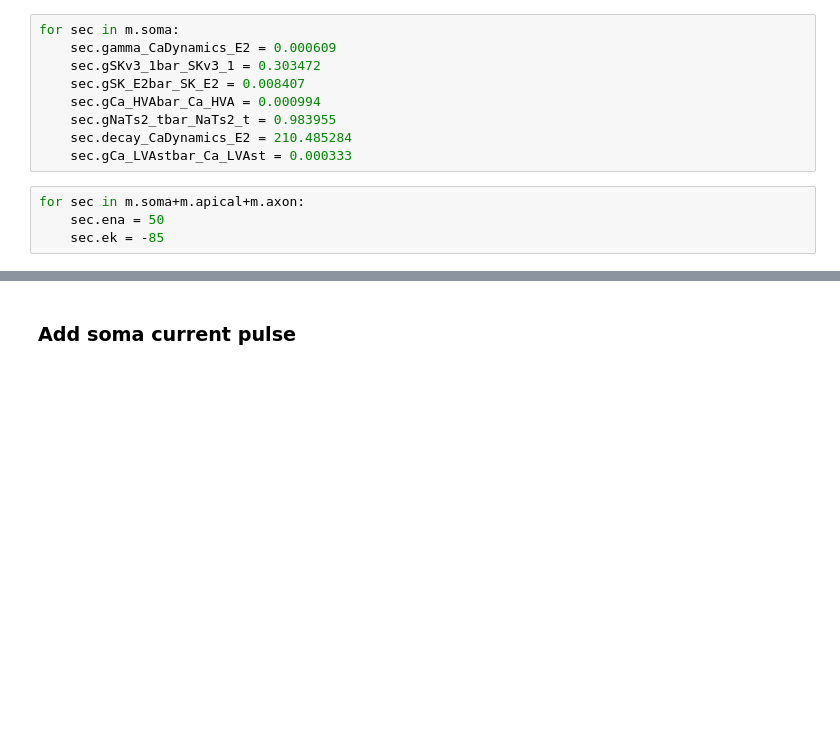
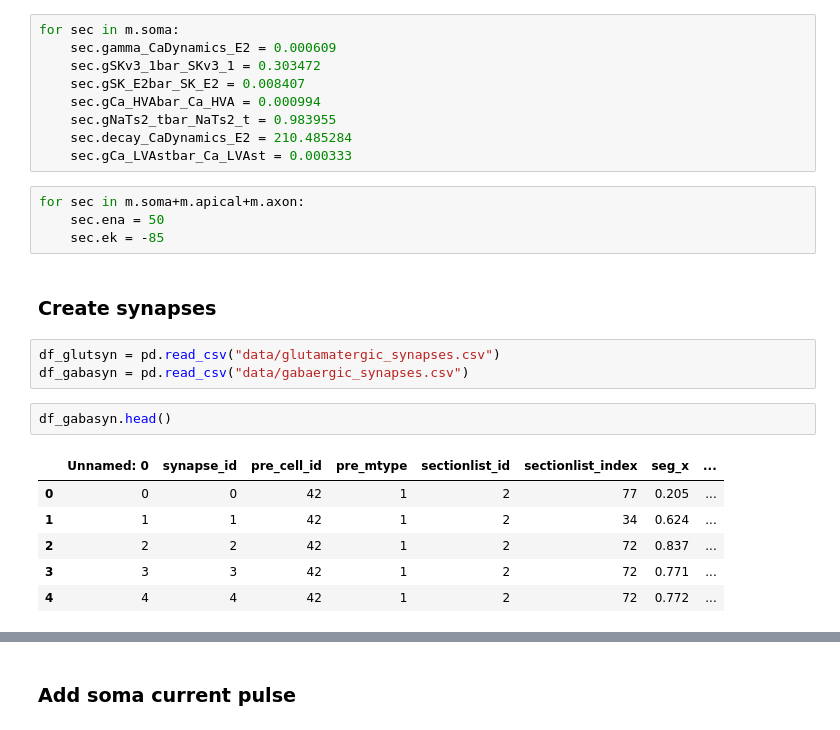
Before and after one commit to ABL-Lab/NSC6084-A22, a Jupyter notebook: Sept29/pyramidal_neuron_synapses.ipynb, the cells around one changed output, grey strips where cells are left out. Cells and saved outputs as stored; diff of their text form; blank space fills up the shorter version.

```diff
--- a/Sept29/pyramidal_neuron_synapses.ipynb
+++ b/Sept29/pyramidal_neuron_synapses.ipynb
@@ -335,3 +346,17 @@ for sec in m.soma:
 for sec in m.soma+m.apical+m.axon:
     sec.ena = 50
     sec.ek = -85
+# %% [markdown]
+### Create synapses
+# %%
+df_glutsyn = pd.read_csv("data/glutamatergic_synapses.csv")
+df_gabasyn = pd.read_csv("data/gabaergic_synapses.csv")
+# %%
+df_gabasyn.head()
+# %% [output]
+|  | Unnamed: 0 | synapse_id | pre_cell_id | pre_mtype | sectionlist_id | sectionlist_index | seg_x | ... |
+| 0 | 0 | 0 | 42 | 1 | 2 | 77 | 0.205 | ... |
+| 1 | 1 | 1 | 42 | 1 | 2 | 34 | 0.624 | ... |
+| 2 | 2 | 2 | 42 | 1 | 2 | 72 | 0.837 | ... |
+| 3 | 3 | 3 | 42 | 1 | 2 | 72 | 0.771 | ... |
+| 4 | 4 | 4 | 42 | 1 | 2 | 72 | 0.772 | ... |
```
Also changed, not shown: parts of 21 cells of this notebook, 3 other files.
